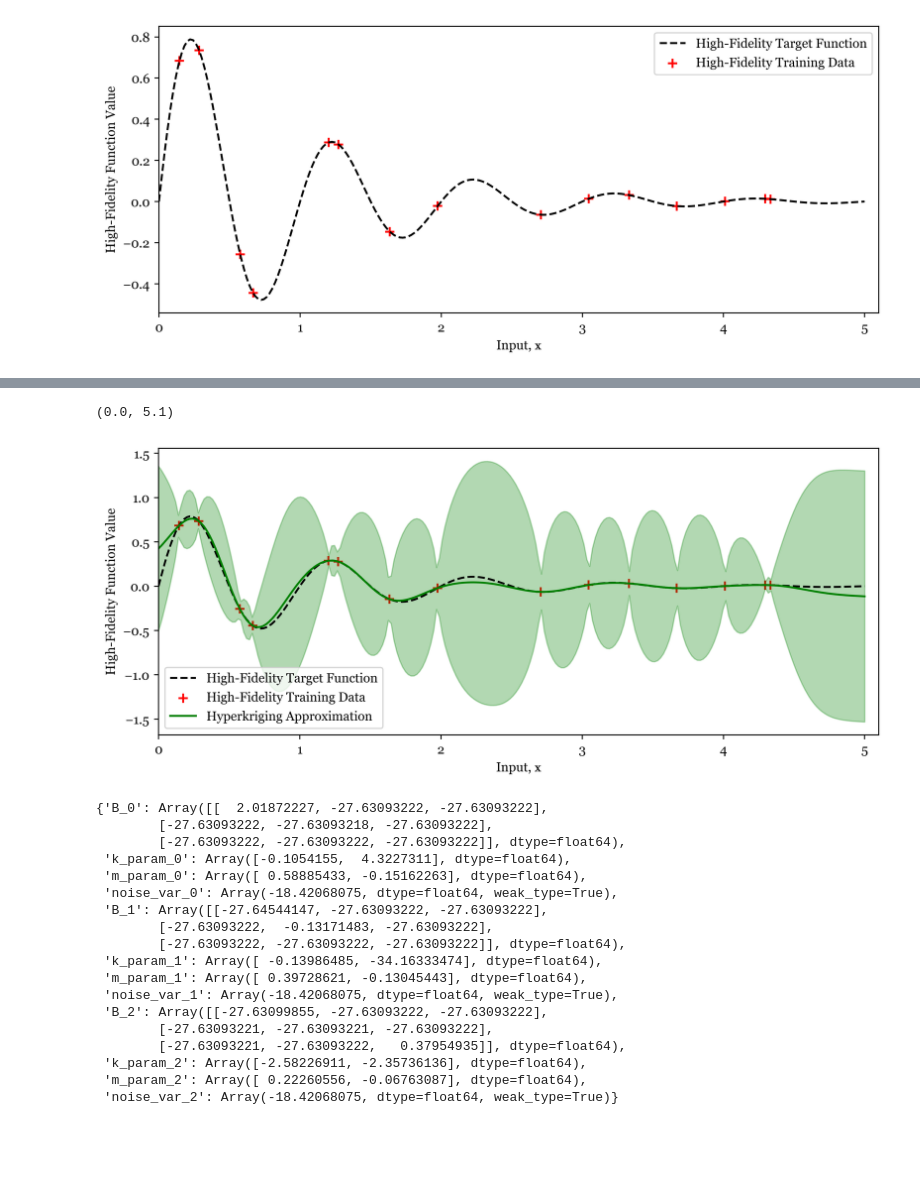
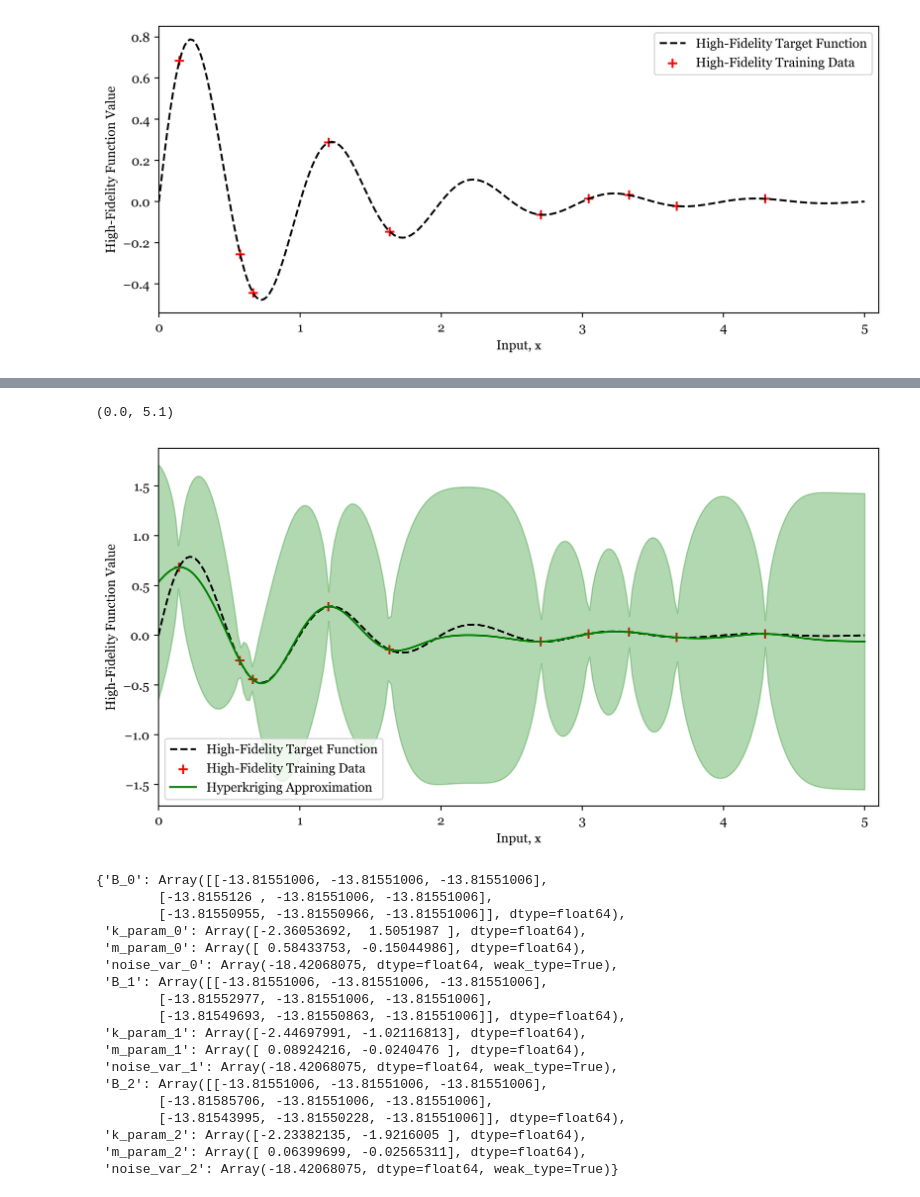
Before and after one commit to atticusdrex/MAGPI, a Jupyter notebook: MultiFidelityTesting/Cokriging.ipynb, the cells around one changed output, grey strips where cells are left out. Saved outputs shown, nothing was run; the diff lists cells and outputs as text; code cells hidden in the pictures; blank space fills up the shorter version.

```diff
--- a/MultiFidelityTesting/Cokriging.ipynb
+++ b/MultiFidelityTesting/Cokriging.ipynb
@@ -15,12 +15,12 @@ plt.rcParams.update({
 n_fidelities = 3
 
 # Define a list of sample sizes
-sample_sizes = [15, 100, 250]
+sample_sizes = [10, 100, 250]
 
 # Define the high and low-fidelity functions
 funcs = [
     lambda x: np.exp(-x) * np.sin(2*math.pi*x),
-    lambda x: np.sin(2*math.pi*x),
+    lambda x: 0.5*np.exp(-x)*np.sin(2*math.pi*x),
     lambda x: np.exp(-x)
 ]
 
@@ -37,10 +37,12 @@ X_hf = np.random.uniform(cutoff, 5.0, size = sample_sizes[0]).reshape(-1,1)
 hf_data = np.hstack((X_hf, funcs[0](X_hf)))
 
 # Loading medium-fidelity data
+np.random.seed(43)
 X_mf = np.random.uniform(0.0, 5.0, size = sample_sizes[1]).reshape(-1,1)
 mf_data = np.hstack((X_mf, funcs[1](X_mf)))
 
 # Loading low-fidelity data
+np.random.seed(43)
 X_lf = np.random.uniform(0.0, 5.0, size = sample_sizes[2]).reshape(-1,1)
 lf_data = np.hstack((X_lf, funcs[2](X_lf)))
 
@@ -83,8 +85,7 @@ plt.xlim([0,5.1])
 [figure]
 # %%
 model = Cokriging(
-    data_dict, RBF, Linear, max_cond = 1e5, epsilon = 1e-12
+    data_dict, RBF, Linear, max_cond = 1e5, epsilon = 1e-6
 )
 
-optimizer = Momentum(model, cokriging_neg_mll, beta = 0.9)
-optimizer.kernel_latin_hypercube(15, min = -50, max = 50)
+optimizer = Momentum(model, cokriging_neg_mll, beta = 0.0)
@@ -104,37 +146,37 @@ optimizer.run(1e-4, 1000, params)
 mu, cov = model.predict(Xtest, 2, full_cov = False)
 cov = jnp.sqrt(cov)*1.96
 # %%
-plt.figure(figsize=(10,4),dpi = 400)
+plt.figure(figsize=(10,5),dpi = 400)
 plt.plot(Xtest.ravel(), funcs[0](Xtest).ravel(), linestyle = 'dashed', color = 'black', label = 'High-Fidelity Target Function')
 plt.scatter(hf_data[:,0], hf_data[:,1], s = 50, marker = '+', color = 'red', label = 'High-Fidelity Training Data')
 plt.plot(Xtest.ravel(), mu, color = 'green', label = "Hyperkriging Approximation")
 plt.fill_between(Xtest.ravel(), mu -2*np.sqrt(cov), mu + 2*np.sqrt(cov), alpha = 0.3, color = 'green')
 
 plt.xlabel("Input, $\mathbf{x}$")
 plt.ylabel("High-Fidelity Function Value")
 plt.legend()
 plt.xlim([0,5.1])
 # %% [output]
 (0.0, 5.1)
-[figure, old version]
+[figure, new version]
 # %%
 model.p
 # %% [output]
-{'B_0': Array([[  2.01872227, -27.63093222, -27.63093222],
-        [-27.63093222, -27.63093218, -27.63093222],
-        [-27.63093222, -27.63093222, -27.63093222]], dtype=float64),
- 'k_param_0': Array([-0.1054155,  4.3227311], dtype=float64),
- 'm_param_0': Array([ 0.58885433, -0.15162263], dtype=float64),
+{'B_0': Array([[-13.81551006, -13.81551006, -13.81551006],
+        [-13.8155126 , -13.81551006, -13.81551006],
+        [-13.81550955, -13.81550966, -13.81551006]], dtype=float64),
+ 'k_param_0': Array([-2.36053692,  1.5051987 ], dtype=float64),
+ 'm_param_0': Array([ 0.58433753, -0.15044986], dtype=float64),
  'noise_var_0': Array(-18.42068075, dtype=float64, weak_type=True),
- 'B_1': Array([[-27.64544147, -27.63093222, -27.63093222],
-        [-27.63093222,  -0.13171483, -27.63093222],
-        [-27.63093222, -27.63093222, -27.63093222]], dtype=float64),
- 'k_param_1': Array([ -0.13986485, -34.16333474], dtype=float64),
- 'm_param_1': Array([ 0.39728621, -0.13045443], dtype=float64),
+ 'B_1': Array([[-13.81551006, -13.81551006, -13.81551006],
+        [-13.81552977, -13.81551006, -13.81551006],
+        [-13.81549693, -13.81550863, -13.81551006]], dtype=float64),
+ 'k_param_1': Array([-2.44697991, -1.02116813], dtype=float64),
+ 'm_param_1': Array([ 0.08924216, -0.0240476 ], dtype=float64),
  'noise_var_1': Array(-18.42068075, dtype=float64, weak_type=True),
- 'B_2': Array([[-27.63099855, -27.63093222, -27.63093222],
-        [-27.63093221, -27.63093221, -27.63093222],
-        [-27.63093221, -27.63093222,   0.37954935]], dtype=float64),
- 'k_param_2': Array([-2.58226911, -2.35736136], dtype=float64),
- 'm_param_2': Array([ 0.22260556, -0.06763087], dtype=float64),
+ 'B_2': Array([[-13.81551006, -13.81551006, -13.81551006],
+        [-13.81585706, -13.81551006, -13.81551006],
+        [-13.81543995, -13.81550228, -13.81551006]], dtype=float64),
+ 'k_param_2': Array([-2.23382135, -1.9216005 ], dtype=float64),
+ 'm_param_2': Array([ 0.06399699, -0.02565311], dtype=float64),
  'noise_var_2': Array(-18.42068075, dtype=float64, weak_type=True)}
```
Also changed, not shown: parts of 5 cells of this notebook, 13 other files.
